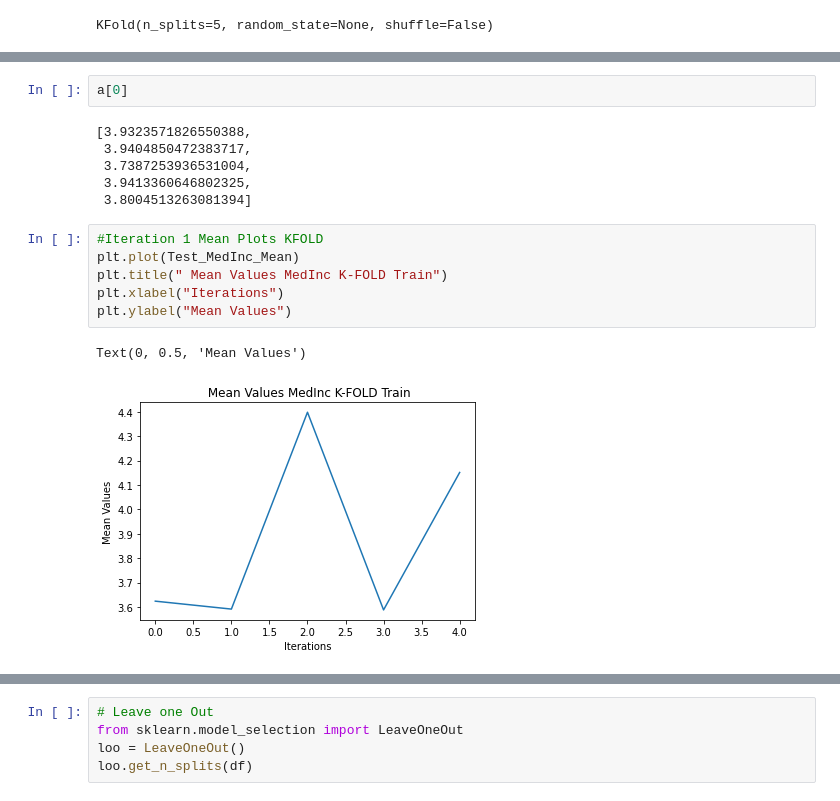
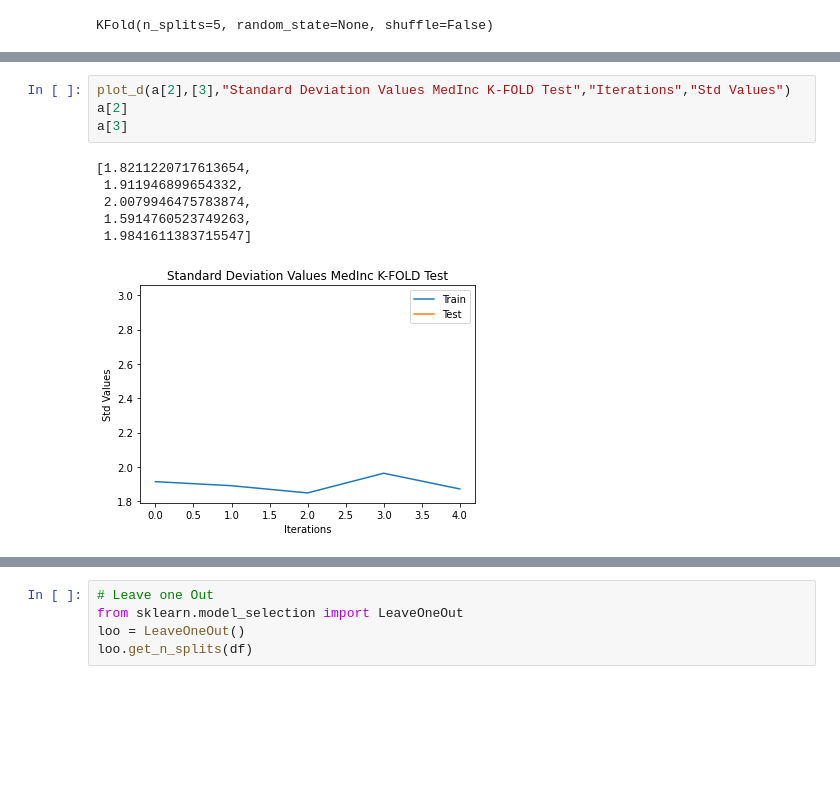
Before and after one commit to mosemb/AdvancedMachineLearning, a Jupyter notebook: lab1/Lab1.ipynb, the cells around one changed output, grey strips where cells are left out. Saved outputs shown, nothing was run; the diff lists cells and outputs as text; blank space fills up the shorter version.

```diff
--- a/lab1/Lab1.ipynb
+++ b/lab1/Lab1.ipynb
@@ -143,17 +113,11 @@ plot_d(a[0],"Mean Values MedInc K-FOLD Train","x","y")
 # %%
-a[0]
+plot_d(a[2],[3],"Standard Deviation Values MedInc K-FOLD Test","Iterations","Std Values")
+a[2]
+a[3]
 # %% [output]
-[3.9323571826550388,
- 3.9404850472383717,
- 3.7387253936531004,
- 3.9413360646802325,
- 3.8004513263081394]
+[1.8211220717613654,
+ 1.911946899654332,
+ 2.0079946475783874,
+ 1.5914760523749263,
+ 1.9841611383715547]
+[figure, added]
-# %%
-#Iteration 1 Mean Plots KFOLD
-plt.plot(Test_MedInc_Mean)
-plt.title(" Mean Values MedInc K-FOLD Train")
-plt.xlabel("Iterations")
-plt.ylabel("Mean Values")
-# %% [output]
-Text(0, 0.5, 'Mean Values')
-[figure, removed]
```
Also changed, not shown: parts of 31 cells of this notebook.
